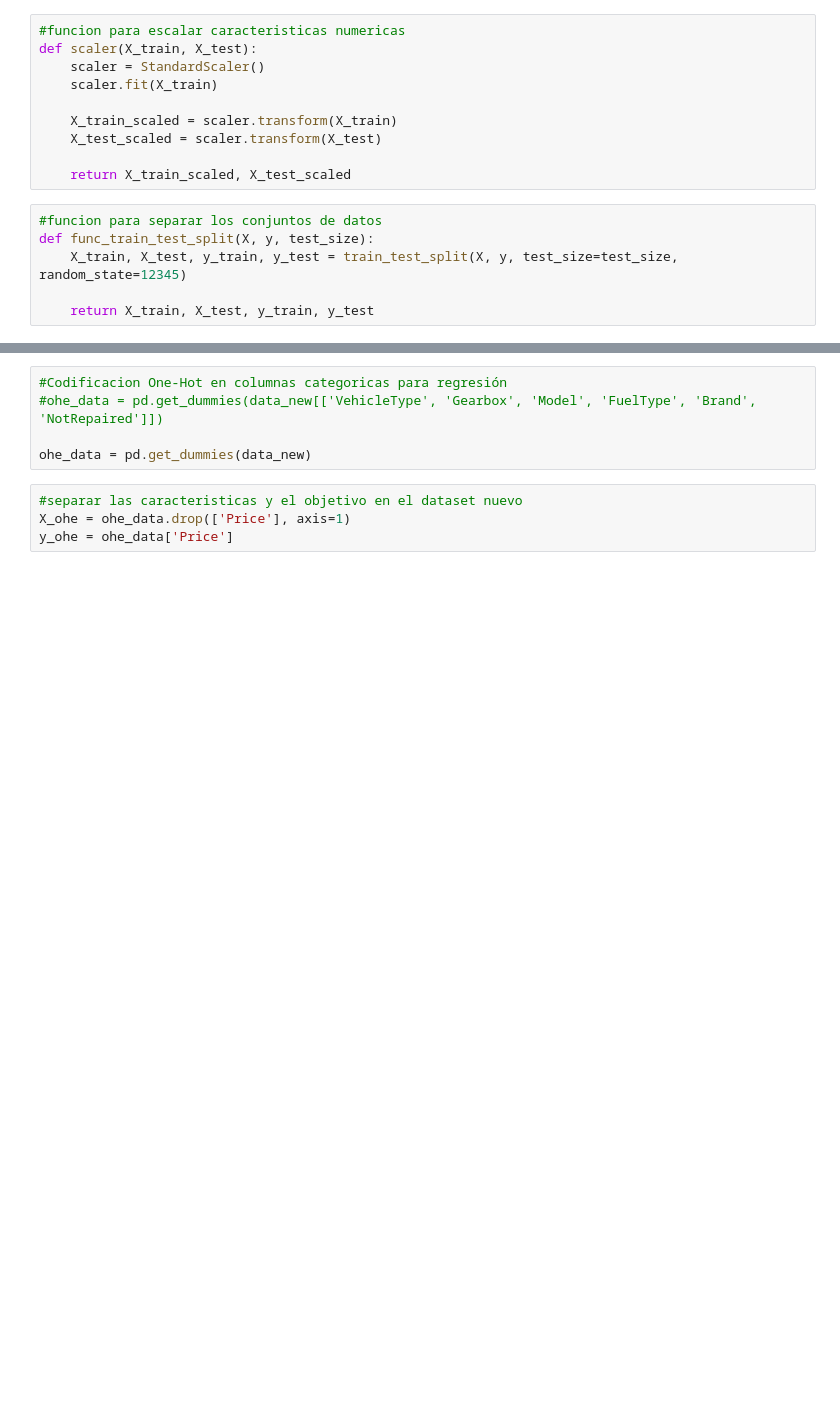
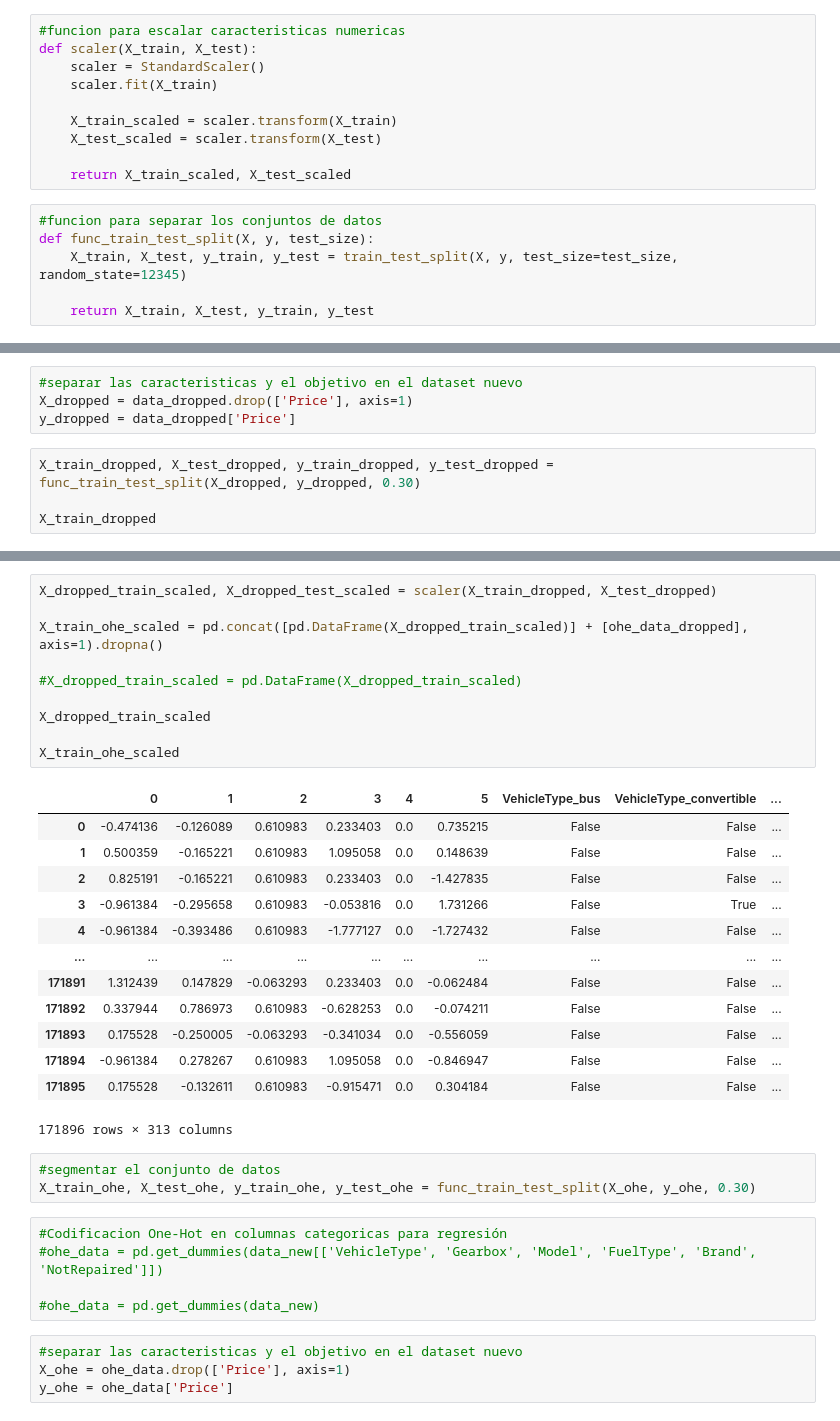
Before and after one commit to wh1tneyr/Rusty-Bargain, a Jupyter notebook: Rusty Bargain.ipynb, the cells around one changed output, grey strips where cells are left out. Drawn from its saved outputs; the diff is of its cells as text; blank space fills up the shorter version.

Commit message:
separando columnas numericas y categoricas del df original

```diff
--- a/Rusty Bargain.ipynb
+++ b/Rusty Bargain.ipynb
@@ -159,0 +182,8 @@ data_new = df.drop(['DateCrawled', 'DateCreated', 'LastSeen'], axis=1)
+# %%
+#separar las caracteristicas y el objetivo en el dataset nuevo
+X_dropped = data_dropped.drop(['Price'], axis=1)
+y_dropped = data_dropped['Price']
+# %%
+X_train_dropped, X_test_dropped, y_train_dropped, y_test_dropped = func_train_test_split(X_dropped, y_dropped, 0.30)
+
+X_train_dropped
@@ -160,8 +204,35 @@ data_new = df.drop(['DateCrawled', 'DateCreated', 'LastSeen'], axis=1)
+# %%
+X_dropped_train_scaled, X_dropped_test_scaled = scaler(X_train_dropped, X_test_dropped)
+
+X_train_ohe_scaled = pd.concat([pd.DataFrame(X_dropped_train_scaled)] + [ohe_data_dropped], axis=1).dropna()
+
+#X_dropped_train_scaled = pd.DataFrame(X_dropped_train_scaled)
+
+X_dropped_train_scaled
+
+X_train_ohe_scaled
+# %% [output]
+|  | 0 | 1 | 2 | 3 | 4 | 5 | VehicleType_bus | VehicleType_convertible | ... |
+| 0 | -0.474136 | -0.126089 | 0.610983 | 0.233403 | 0.0 | 0.735215 | False | False | ... |
+| 1 | 0.500359 | -0.165221 | 0.610983 | 1.095058 | 0.0 | 0.148639 | False | False | ... |
+| 2 | 0.825191 | -0.165221 | 0.610983 | 0.233403 | 0.0 | -1.427835 | False | False | ... |
+| 3 | -0.961384 | -0.295658 | 0.610983 | -0.053816 | 0.0 | 1.731266 | False | True | ... |
+| 4 | -0.961384 | -0.393486 | 0.610983 | -1.777127 | 0.0 | -1.727432 | False | False | ... |
+| ... | ... | ... | ... | ... | ... | ... | ... | ... | ... |
+| 171891 | 1.312439 | 0.147829 | -0.063293 | 0.233403 | 0.0 | -0.062484 | False | False | ... |
+| 171892 | 0.337944 | 0.786973 | 0.610983 | -0.628253 | 0.0 | -0.074211 | False | False | ... |
+| 171893 | 0.175528 | -0.250005 | -0.063293 | -0.341034 | 0.0 | -0.556059 | False | False | ... |
+| 171894 | -0.961384 | 0.278267 | 0.610983 | 1.095058 | 0.0 | -0.846947 | False | False | ... |
+| 171895 | 0.175528 | -0.132611 | 0.610983 | -0.915471 | 0.0 | 0.304184 | False | False | ... |
+171896 rows × 313 columns
+# %%
+#segmentar el conjunto de datos
+X_train_ohe, X_test_ohe, y_train_ohe, y_test_ohe = func_train_test_split(X_ohe, y_ohe, 0.30)
 # %%
 #Codificacion One-Hot en columnas categoricas para regresión
 #ohe_data = pd.get_dummies(data_new[['VehicleType', 'Gearbox', 'Model', 'FuelType', 'Brand', 'NotRepaired']])
 
-ohe_data = pd.get_dummies(data_new)
+#ohe_data = pd.get_dummies(data_new)
 # %%
 #separar las caracteristicas y el objetivo en el dataset nuevo
 X_ohe = ohe_data.drop(['Price'], axis=1)
```
Also changed, not shown: parts of 8 cells of this notebook.
